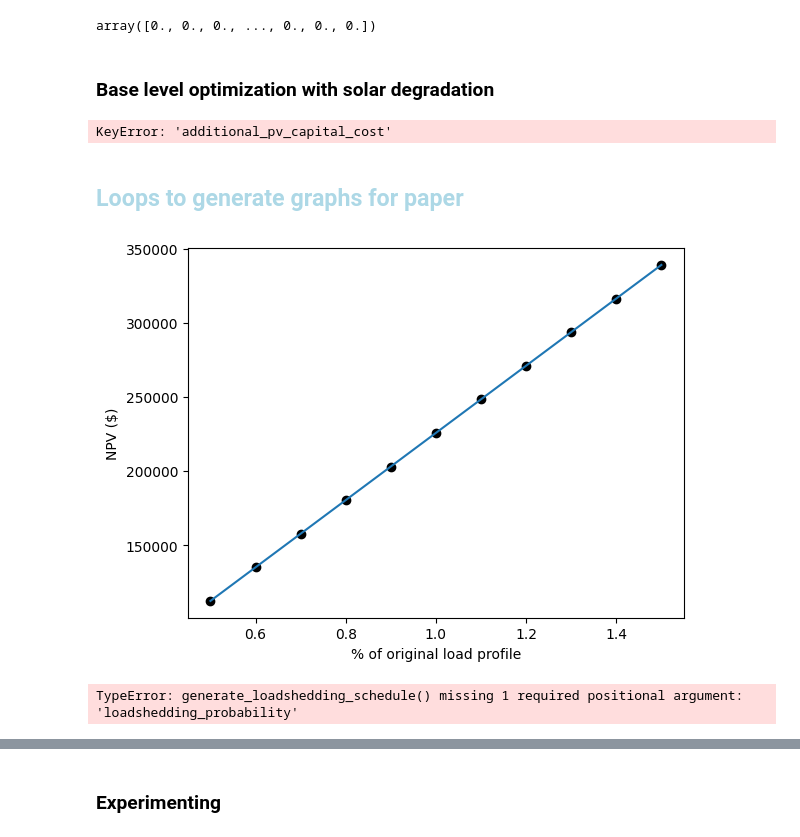
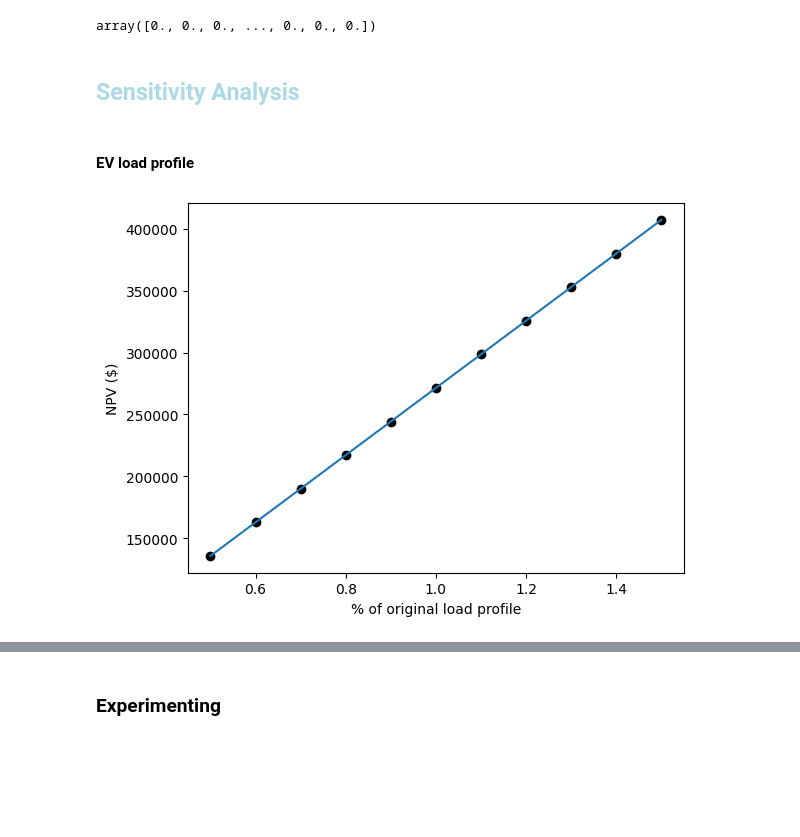
Before and after one commit to ChullEPG/solar_storage_sizing_optimization, a Jupyter notebook: run_model.ipynb, the cells around one changed output, grey strips where cells are left out. Drawn from its saved outputs; the diff is of its cells as text; code cells hidden in the pictures; blank space fills up the shorter version.

Commit message:
add functions for sensitivity analysis

```diff
--- a/run_model.ipynb
+++ b/run_model.ipynb
@@ -863,100 +963,47 @@ def get_energy_served_by_battery(optimal_pv_capacity, optimal_battery_capacity,
 get_energy_served_by_battery(optimal_pv_capacity, optimal_battery_capacity, a)
 # %% [output]
 array([0., 0., 0., ..., 0., 0., 0.])
-# %% [markdown]
-### Base level optimization with solar degradation
-# %%
-reload(generate_data)
-reload(economic_analysis)
-reload(optimization)
-
-# Constrain PV and Battery Capacities to be between 1 and 100 kW and kWh respectively
-bounds = [(0.1,1000), (0.1,1000)]
-
-initial_guess = [20, 20]
-
-# Max land area constraint
-constraint = {'type': 'ineq', 'fun': lambda x: a['max_land_area'] - (x[0] * a['pv_m_sq_per_kw'])} # ineq assumes >= 0
-
-# Optimize
-result = minimize(optimization.objective_function_with_solar_degradation, x0 = initial_guess, args = (a,), bounds=bounds, method='SLSQP')
-
-# Extract the optimal capacity
-optimal_pv_capacity = result.x[0]
-optimal_battery_capacity = result.x[1]
-
-# Calculate the minimum cash flow
-max_npv = result.fun
-
-# Print the results
-print("Optimal PV power rating: {:.2f} kW".format(optimal_pv_capacity))
-print("Optimal battery energy capacity: {:.2f} kWh".format(optimal_battery_capacity))
-print("Investment cost: ${:.2f}".format((a['battery_cost_per_kWh'] * battery_capacity) + economic_analysis.calculate_pv_capital_cost(optimal_pv_capacity, a)))
-print("Net present value (NPV): ${:.2f}".format(-max_npv))
-# %% [output]
-KeyError: 'additional_pv_capital_cost'
 # %% [markdown]
-## <font color = 'lightblue'> Loops to generate graphs for paper </font>
+## <font color = 'lightblue'> Sensitivity Analysis</font>
+# %% [markdown]
+#### EV load profile
 # %%
 #for loop between 0 and 100 stepping by 10
 # Constrain PV and Battery Capacities to be between 1 and 100 kW and kWh respectively
 bounds = [(0.1,1000), (0.1,1000)]
 
 initial_guess = [20, 20]
 
 # cp_sensitivity_npv_vals = []
 
-values = []
+ev_sensitivity_values = []
 
 # # make a list of carbon prices from 0 to 100 stepping by 10
 # carbon_prices = np.arange(0, 100, 10)
 
-reduction_factor = [0.50, 0.60, 0.70, 0.80, 0.90, 1.0, 1.1, 1.2, 1.3, 1.4, 1.5]
+ev_sensitivity_factor = [0.50, 0.60, 0.70, 0.80, 0.90,  1.1, 1.2, 1.3, 1.4, 1.5, 1.0]
 
-for factor in reduction_factor:
+for factor in ev_sensitivity_factor:
 
-    a['load_profile'] = load_profile * factor
+    a['load_profile'] = load_profile * ev_sensitivity_factor
 
     # Optimize
-    result = minimize(optimization.objective_function_with_solar_and_battery_degradation, x0 = initial_guess, args = (a,), bounds=bounds, method='SLSQP')
+    result = minimize(optimization.objective_function_with_solar_and_battery_degradation_loan, x0 = initial_guess, args = (a,), bounds=bounds, method='SLSQP')
 
     # Extract the optimal capacity
     optimal_pv_capacity = result.x[0]
     optimal_battery_capacity = result.x[1]
 
     max_npv = result.fun
 
-    values.append(-max_npv)
+    ev_sensitivity_values.append(-max_npv)
 
-plt.plot(reduction_factor, values)
+plt.plot(ev_sensitivity_factor, ev_sensitivity_values)
 plt.xlabel("% of original load profile")
 plt.ylabel("NPV ($)")
 #put a dot on each point
-plt.scatter(reduction_factor, values, color = 'black')
+plt.scatter(ev_sensitivity_factor, ev_sensitivity_values, color = 'black')
 plt.savefig("figures/ev_load_sensitivity.png")
 plt.show()
 # %% [output]
-[figure, old version]
+[figure, new version]
-# %%
-# Capital Cost of Investment
-pv_capital_cost =  a['additional_pv_capital_cost'] + a['pv_cost_per_kw'] * optimal_pv_capacity   # (int) capital cost of PV system
-battery_capital_cost = a['battery_cost_per_kWh'] * optimal_battery_capacity  # (int) capital cost of battery
-total_capital_cost = pv_capital_cost + battery_capital_cost
-
-# Residual value
-residual_value = a['residual_value_factor'] * total_capital_cost
-
-# Generate PV Output profile
-pv_output_profile = generate_data.get_pv_output(a['annual_capacity_factor'], a['annual_insolation_profile'], a['pv_efficiency'], a['renewables_ninja'], optimal_pv_capacity)
-
-# Generate load shedding schedule
-loadshedding_schedule = generate_data.generate_loadshedding_schedule(a['loadshedding_probability'])
-
-# Generate PV output profile with battery
-pv_with_battery_output_profile = generate_data.simulate_battery_storage(a['load_profile'], pv_output_profile, optimal_battery_capacity, a['battery_duration'],
-                                                                        a['battery_charging_efficiency'], a['battery_discharging_efficiency'])
-# Net charging load profile
-net_load_profile = a['load_profile'] - pv_with_battery_output_profile
-load_profile.sum(), net_load_profile.sum()
-# %% [output]
-TypeError: generate_loadshedding_schedule() missing 1 required positional argument: 'loadshedding_probability'
```
Also changed, not shown: parts of 26 cells of this notebook, 6 other files.
